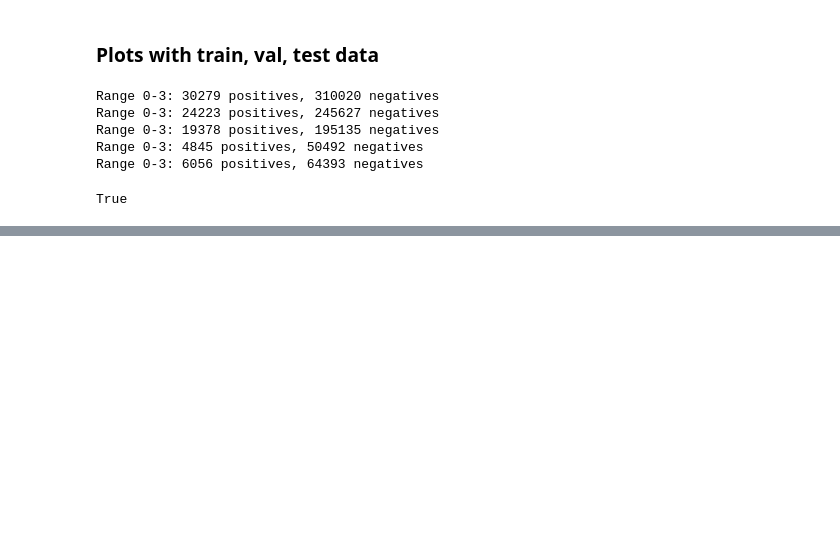
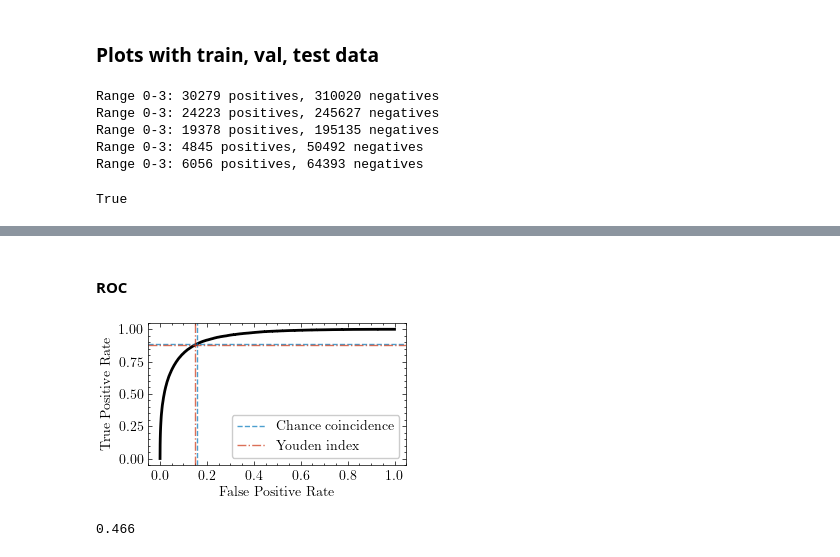
Before and after one commit to samuelperezdi/starsml, a Jupyter notebook: notebooks/paperplots.ipynb, the cells around one changed output, grey strips where cells are left out. Saved outputs shown, nothing was run; the diff lists cells and outputs as text; code cells hidden in the pictures; blank space fills up the shorter version.

```diff
--- a/notebooks/paperplots.ipynb
+++ b/notebooks/paperplots.ipynb
@@ -808,0 +793,54 @@ plt.show()
+# %% [markdown]
+#### ROC
+# %%
+from cProfile import label
+from textwrap import fill
+from sklearn.metrics import roc_curve, auc
+
+# Compute ROC curve and ROC-AUC
+y_true = (train_val_data['match_flag'] == 1).astype(int)  # True labels
+y_scores = train_val_data['p_match_ind']  # Predicted probabilities
+fpr, tpr, thresholds = roc_curve(y_true, y_scores)
+roc_auc = auc(fpr, tpr)
+
+# Find Youden index (maximizing TPR - FPR)
+youden_index = np.argmax(tpr - fpr)
+youden_threshold = thresholds[youden_index]
+
+# Plot ROC-AUC curve
+fig, ax = plt.subplots(figsize=(my_width, my_width / golden))
+# deactivate grid
+ax.grid(False)
+
+
+ax.plot(fpr, tpr, color='black', linewidth=2)
+#ax.plot([0, 1], [0, 1], linestyle='--', color='gray')
+
+# Mark chance-coincidence threshold
+cc_threshold = 0.466
+chance_index = np.argmin(np.abs(thresholds - cc_threshold))
+#ax.scatter(fpr[chance_index], tpr[chance_index], color='#EE7733', label='Chance coincidence', zorder=5, marker='o')
+ax.axvline(fpr[chance_index], linestyle='--', color='#0077BB', alpha=0.7, label='Chance coincidence')
+ax.axhline(tpr[chance_index], linestyle='--', color='#0077BB', alpha=0.7)
+
+# Mark Youden index threshold
+
+# Mark Youden index threshold
+#ax.scatter(fpr[youden_index], tpr[youden_index], color='#33BBEE', label='Youden index', zorder=5, marker='s')
+ax.axvline(fpr[youden_index], linestyle='dashdot', color='#CC3311', alpha=0.7, label='Youden index')
+ax.axhline(tpr[youden_index], linestyle='dashdot', color='#CC3311', alpha=0.7)
+# Add labels and legend
+ax.set_xlabel('False Positive Rate')
+ax.set_ylabel('True Positive Rate')
+ax.legend(loc='lower right')
+
+# Save and show the plot
+plt.tight_layout()
+plt.savefig('figures/roc_auc_with_thresholds.pdf', bbox_inches='tight')
+plt.show()
+# %% [output]
+[figure, added]
+# %%
+cc_threshold
+# %% [output]
+0.466
```
Also changed, not shown: parts of 33 cells of this notebook, 9 other files.
